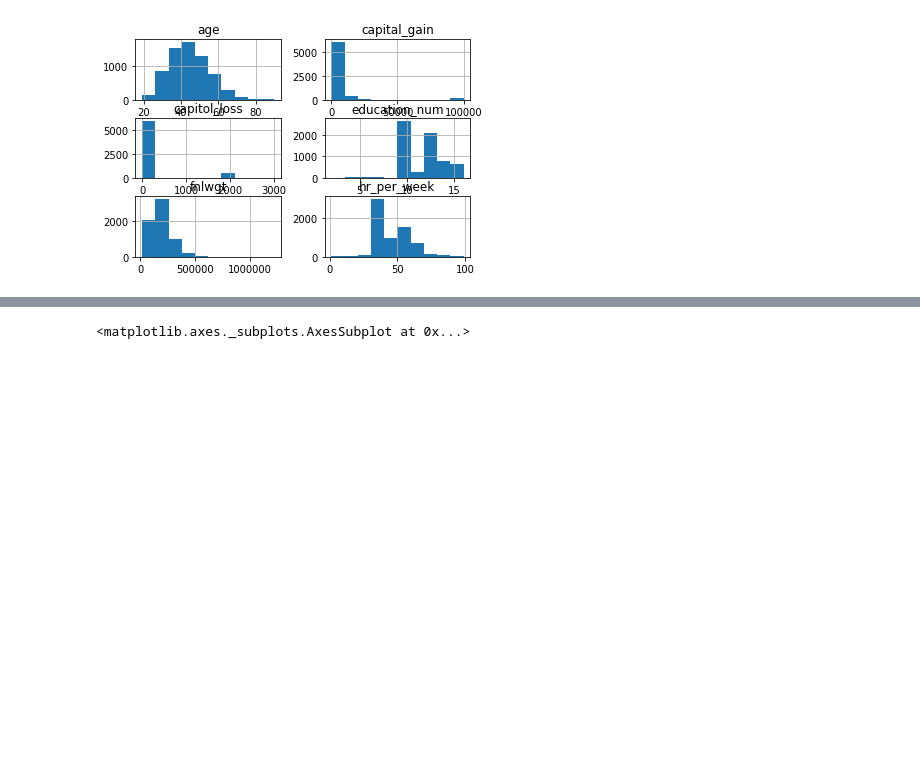
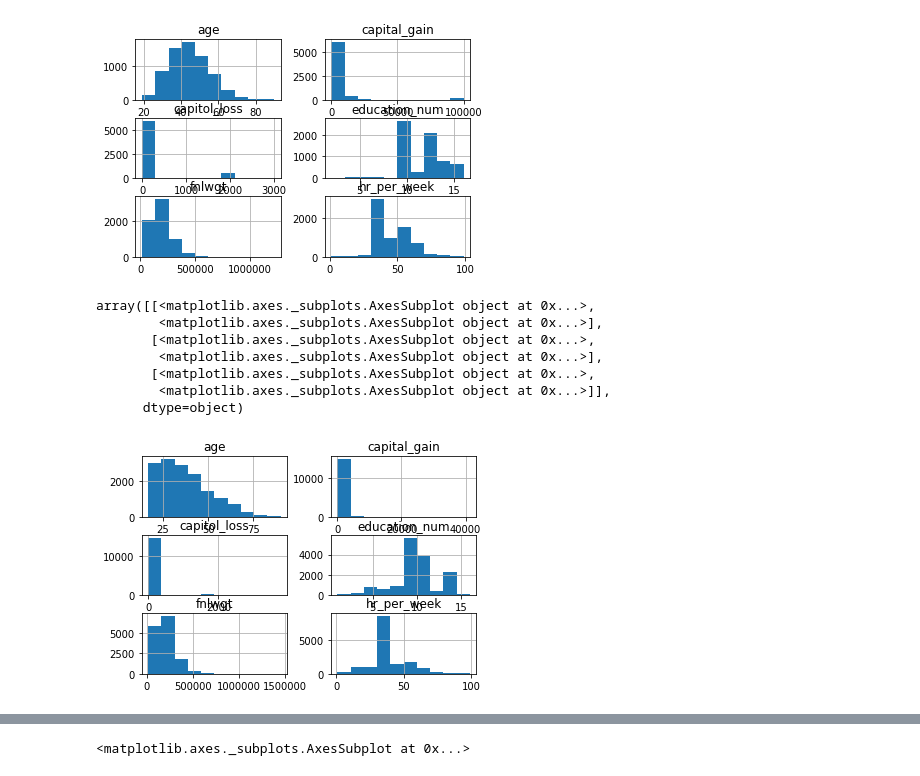
Before and after one commit to emagg1/Math2212_Maggiore, a Jupyter notebook: M2_Statistics/M2_Adult.ipynb, the cells around one changed output, grey strips where cells are left out. Cells and saved outputs as stored; diff of their text form; code cells hidden in the pictures; blank space fills up the shorter version.

```diff
--- a/M2_Statistics/M2_Adult.ipynb
+++ b/M2_Statistics/M2_Adult.ipynb
@@ -277,3 +277,14 @@ array([[<matplotlib.axes._subplots.AxesSubplot object at 0x...>,
         <matplotlib.axes._subplots.AxesSubplot object at 0x...>]],
       dtype=object)
 [figure]
+# %%
+men_low_income.hist()
+# %% [output]
+array([[<matplotlib.axes._subplots.AxesSubplot object at 0x...>,
+        <matplotlib.axes._subplots.AxesSubplot object at 0x...>],
+       [<matplotlib.axes._subplots.AxesSubplot object at 0x...>,
+        <matplotlib.axes._subplots.AxesSubplot object at 0x...>],
+       [<matplotlib.axes._subplots.AxesSubplot object at 0x...>,
+        <matplotlib.axes._subplots.AxesSubplot object at 0x...>]],
+      dtype=object)
+[figure, added]
```
Also changed, not shown: parts of 13 cells of this notebook.
